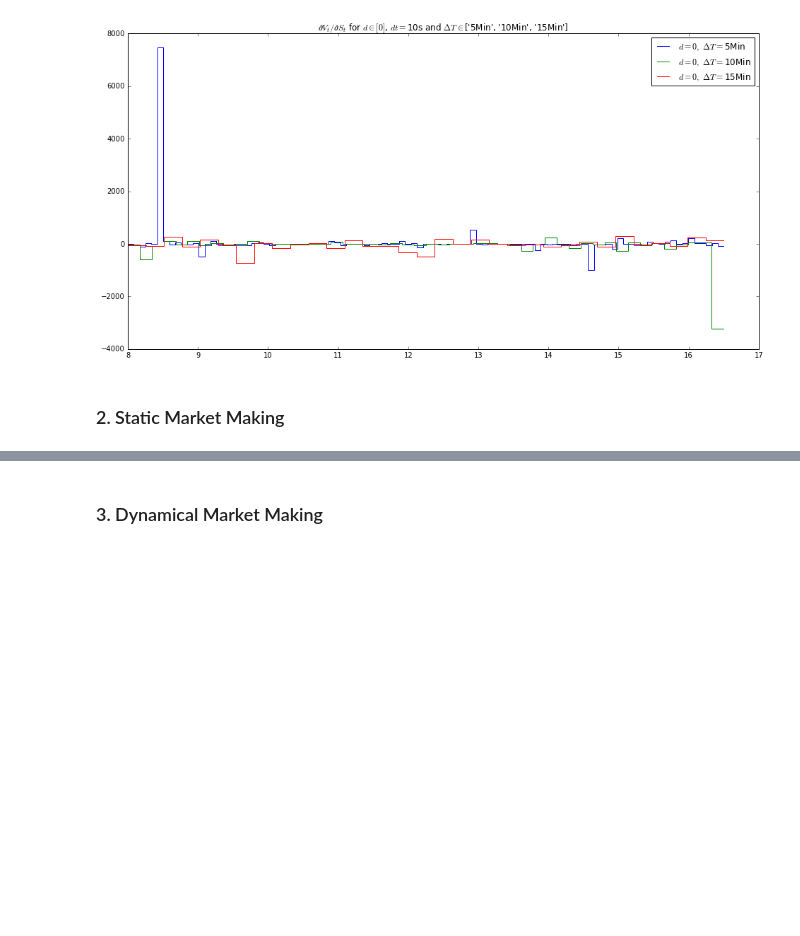
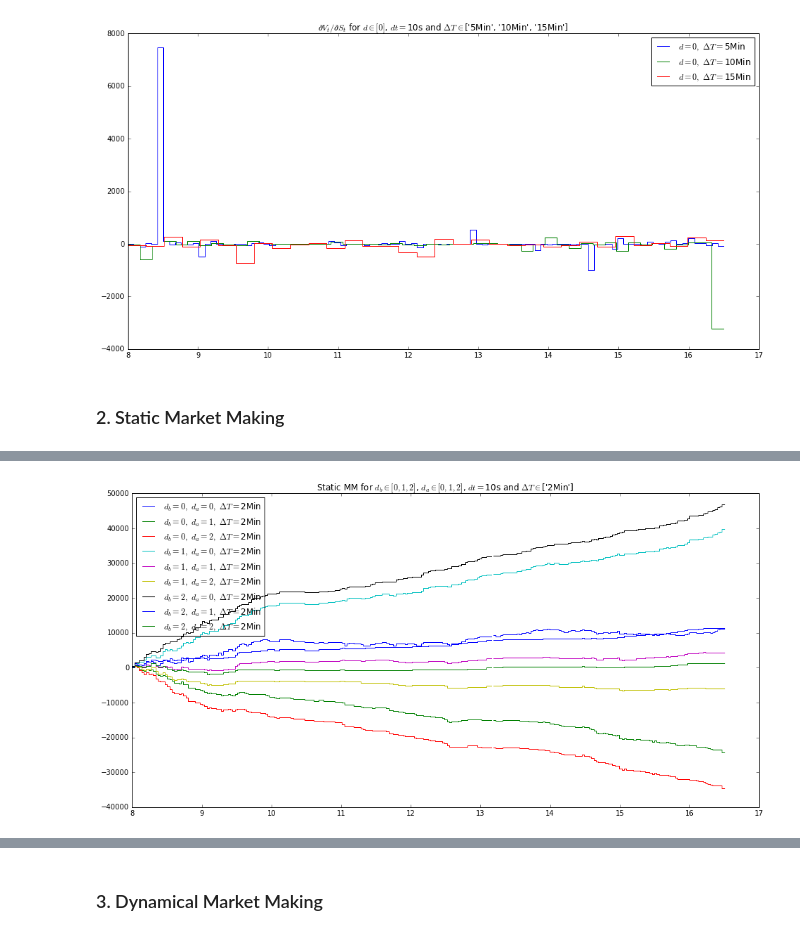
Before and after one commit to m-legrand/TD_Laruelle, a Jupyter notebook: Seance4/TP4.ipynb, the cells around one changed output, grey strips where cells are left out. Drawn from its saved outputs; the diff is of its cells as text; code cells hidden in the pictures; blank space fills up the shorter version.

```diff
--- a/Seance4/TP4.ipynb
+++ b/Seance4/TP4.ipynb
@@ -319,0 +371,37 @@ plotComparedInventory(d_l=[0], DT_l=['5Min','10Min','15Min'], vol=False)
+# %%
+def staticMarketMaking(db_l=[0,1,2], da_l=[0,1,2], dt='10s', DT_l=['2Min'], Hm=8, HM=16.5, J=J,
+                          rows = 1, cols = 1, Width=16, Height=8, showBids=False, showAsks=False):
+    # Time values
+    hm = floor(Hm)
+    mm = floor((Hm-hm)*60)
+    hM = floor(HM)
+    mM = floor((HM-hM)*60)
+
+    # Declare
+    temp_trades = trades[J][(trades[J].index > datetime(dti.year, dti.month, dti.day, hm, mm))
+                         &(trades[J].index < datetime(dti.year, dti.month, dti.day, hM, mM))]
+
+    # Plot
+    f, ax = plt.subplots(rows, cols, figsize=(Width,Height))
+    ax.set_title('Static MM for $d_b\in'+str(db_l)+'$, $d_a\in'+str(da_l)+'$, $dt=$'+dt+' and $\Delta T\in$'+str(DT_l))
+    for DT in DT_l:
+        price = temp_trades['price'].resample(DT).mean()
+        for db in db_l:
+            for da in da_l:
+                fillBid = completeFillrate(temp_trades, db, dt, DT)['Bid']
+                invBid = (fillBid*price).cumsum()
+                fillAsk = completeFillrate(temp_trades, da, dt, DT)['Ask']
+                invAsk = (fillAsk*price).cumsum()
+                if showBids:
+                    ax.step(np.linspace(Hm,HM,len(invBid)), -invBid, label='$d_b='+str(db)+',\ \Delta T=$'+DT)
+                if showAsks:
+                    ax.step(np.linspace(Hm,HM,len(invAsk)), invAsk, label='$d_a='+str(da)+',\ \Delta T=$'+DT)
+                ax.step(np.linspace(Hm,HM,len(invAsk)), invAsk-invBid,
+                        label='$d_b='+str(db)+',\ d_a='+str(da)+',\ \Delta T=$'+DT)
+    ax.legend(loc=2)
+
+    plt.show()
+# %%
+staticMarketMaking()
+# %% [output]
+[figure, added]
```
Also changed, not shown: parts of 7 cells of this notebook.
